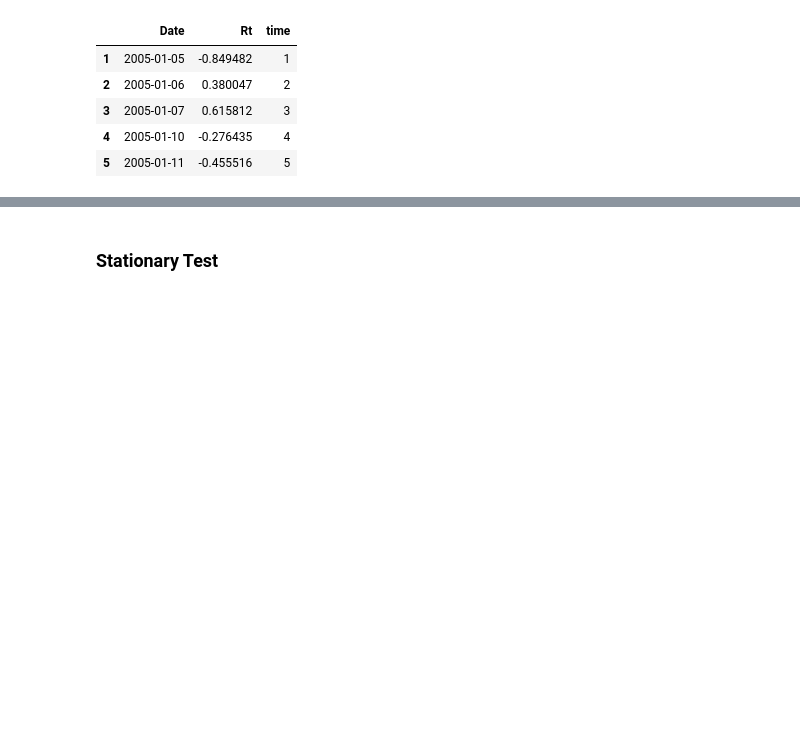
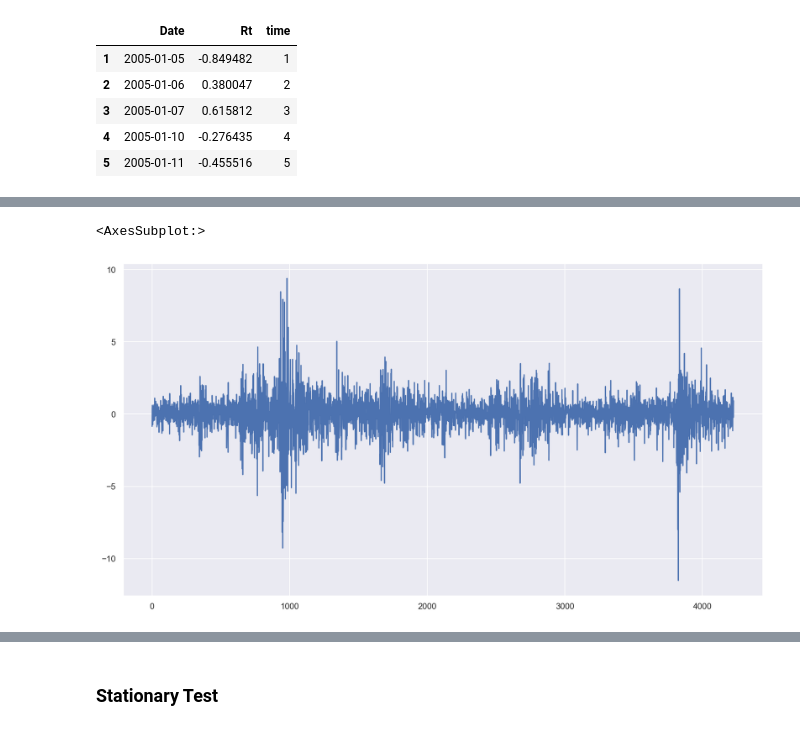
Before and after one commit to saanghyuk/tsa, a Jupyter notebook: individual_assignment.ipynb, the cells around one changed output, grey strips where cells are left out. Drawn from its saved outputs; the diff is of its cells as text; code cells hidden in the pictures; blank space fills up the shorter version.

```diff
--- a/individual_assignment.ipynb
+++ b/individual_assignment.ipynb
@@ -44,0 +71,5 @@ df.head()
+# %%
+df.Rt.plot(figsize=(15, 8))
+# %% [output]
+<AxesSubplot:>
+[figure, added]
```
Also changed, not shown: parts of 14 cells of this notebook, 3 other files.
